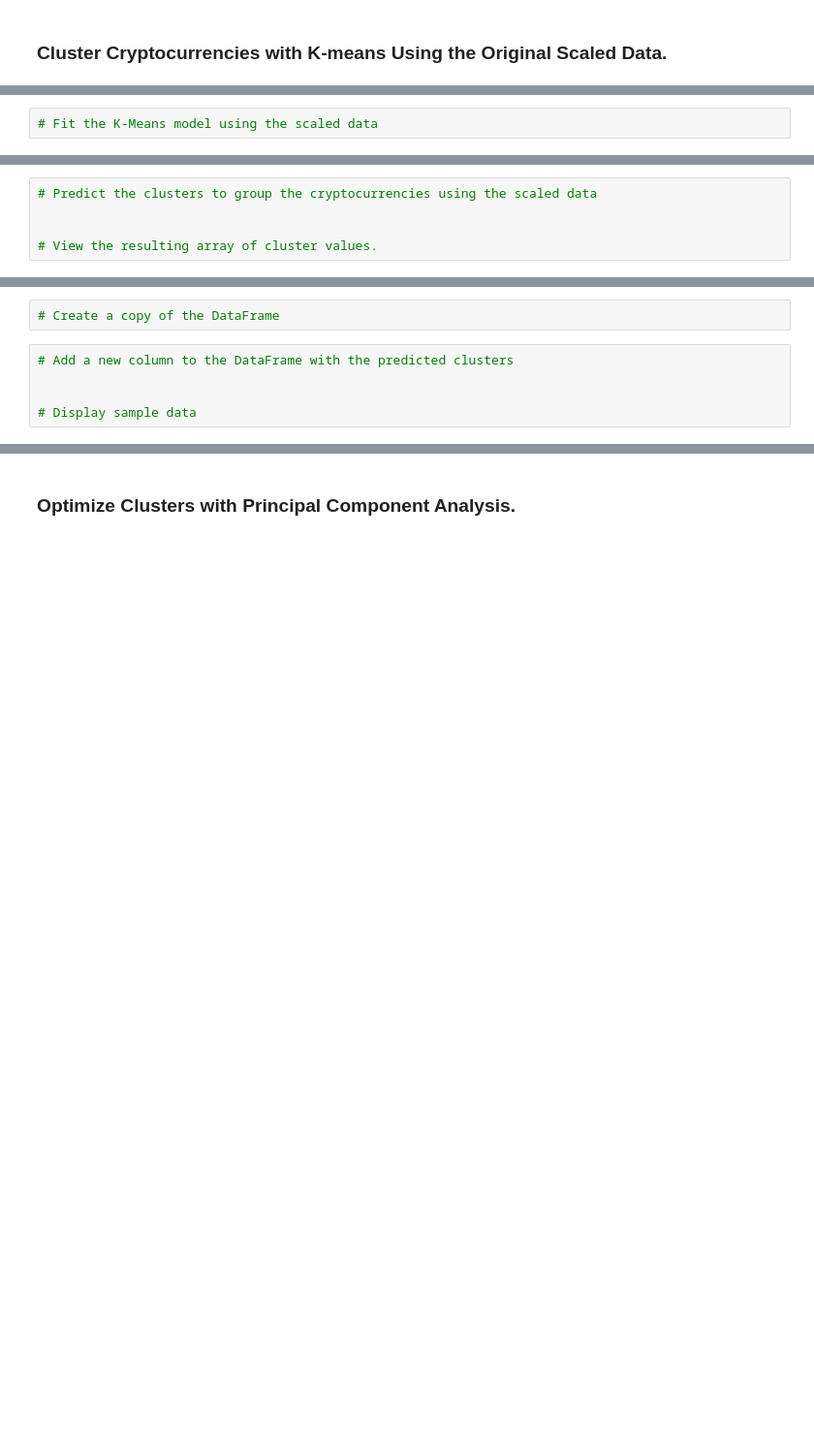
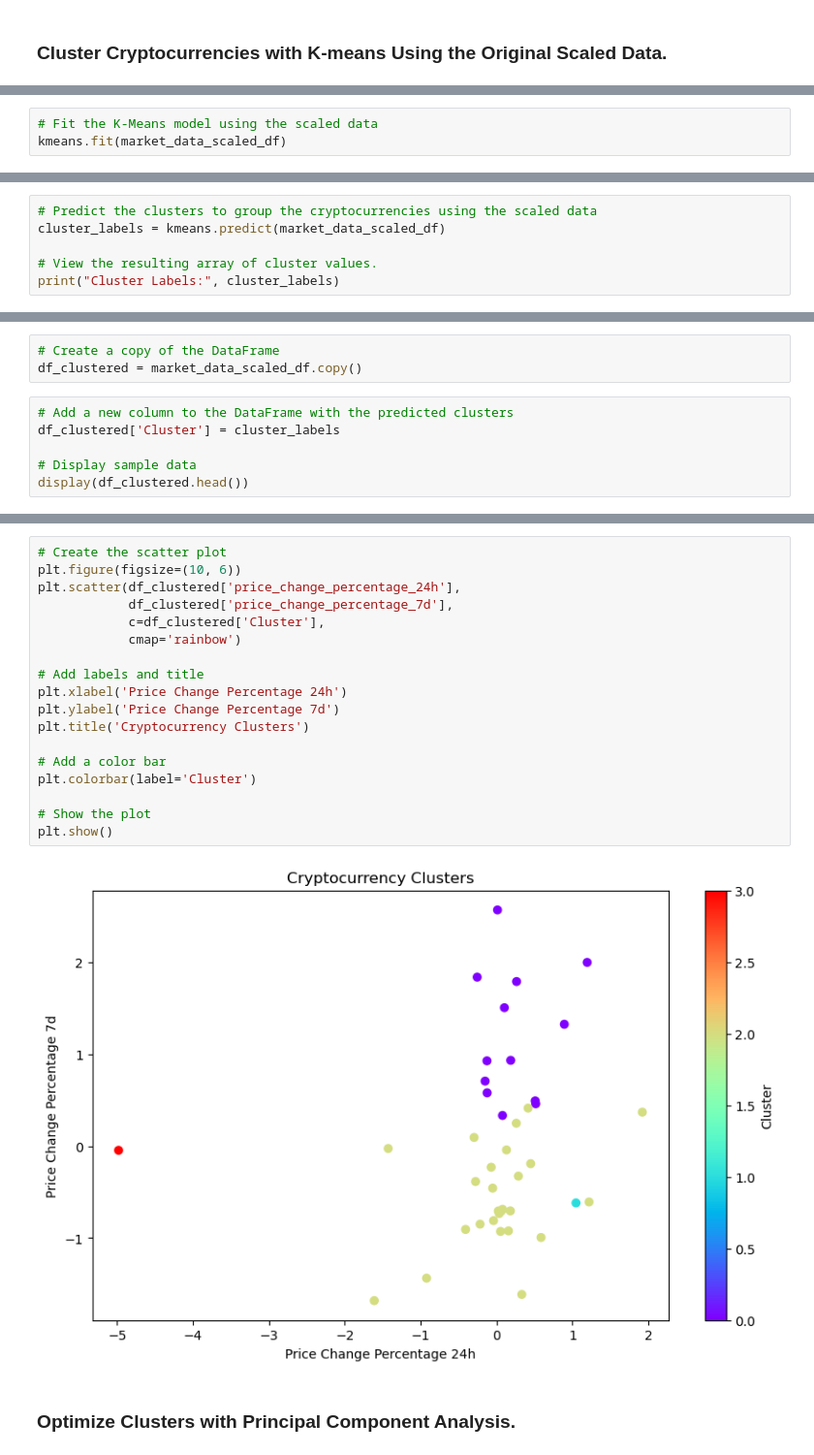
Before and after one commit to SikoticVinyl/CryptoClustering, a Jupyter notebook: Crypto_Clustering.ipynb, the cells around one changed output, grey strips where cells are left out. Shown at 97% size. Cells and saved outputs as stored; diff of their text form; blank space fills up the shorter version.

Commit message:
fit and plotted from K-means cluster.

```diff
--- a/Crypto_Clustering.ipynb
+++ b/Crypto_Clustering.ipynb
@@ -138,2 +139,3 @@ print(elbow_df)
 # %%
 # Fit the K-Means model using the scaled data
+kmeans.fit(market_data_scaled_df)
@@ -140,5 +144,6 @@ print(elbow_df)
 # %%
 # Predict the clusters to group the cryptocurrencies using the scaled data
-
+cluster_labels = kmeans.predict(market_data_scaled_df)
 
 # View the resulting array of cluster values.
+print("Cluster Labels:", cluster_labels)
@@ -145,10 +153,12 @@ print(elbow_df)
 # %%
 # Create a copy of the DataFrame
+df_clustered = market_data_scaled_df.copy()
 # %%
 # Add a new column to the DataFrame with the predicted clusters
-
+df_clustered['Cluster'] = cluster_labels
 
 # Display sample data
+display(df_clustered.head())
 # %% [output]
 |  | price_change_percentage_24h | price_change_percentage_7d | price_change_percentage_14d | price_change_percentage_30d | ... |
 | coin_id |  |  |  |  | ... |
@@ -164,3 +170,23 @@ print(elbow_df)
+# %%
+# Create the scatter plot
+plt.figure(figsize=(10, 6))
+plt.scatter(df_clustered['price_change_percentage_24h'],
+            df_clustered['price_change_percentage_7d'],
+            c=df_clustered['Cluster'],
+            cmap='rainbow')
+
+# Add labels and title
+plt.xlabel('Price Change Percentage 24h')
+plt.ylabel('Price Change Percentage 7d')
+plt.title('Cryptocurrency Clusters')
+
+# Add a color bar
+plt.colorbar(label='Cluster')
+
+# Show the plot
+plt.show()
+# %% [output]
+[figure, added]
 # %% [markdown]
 ### Optimize Clusters with Principal Component Analysis.
 # %%
```
Also changed, not shown: parts of 5 cells of this notebook.
